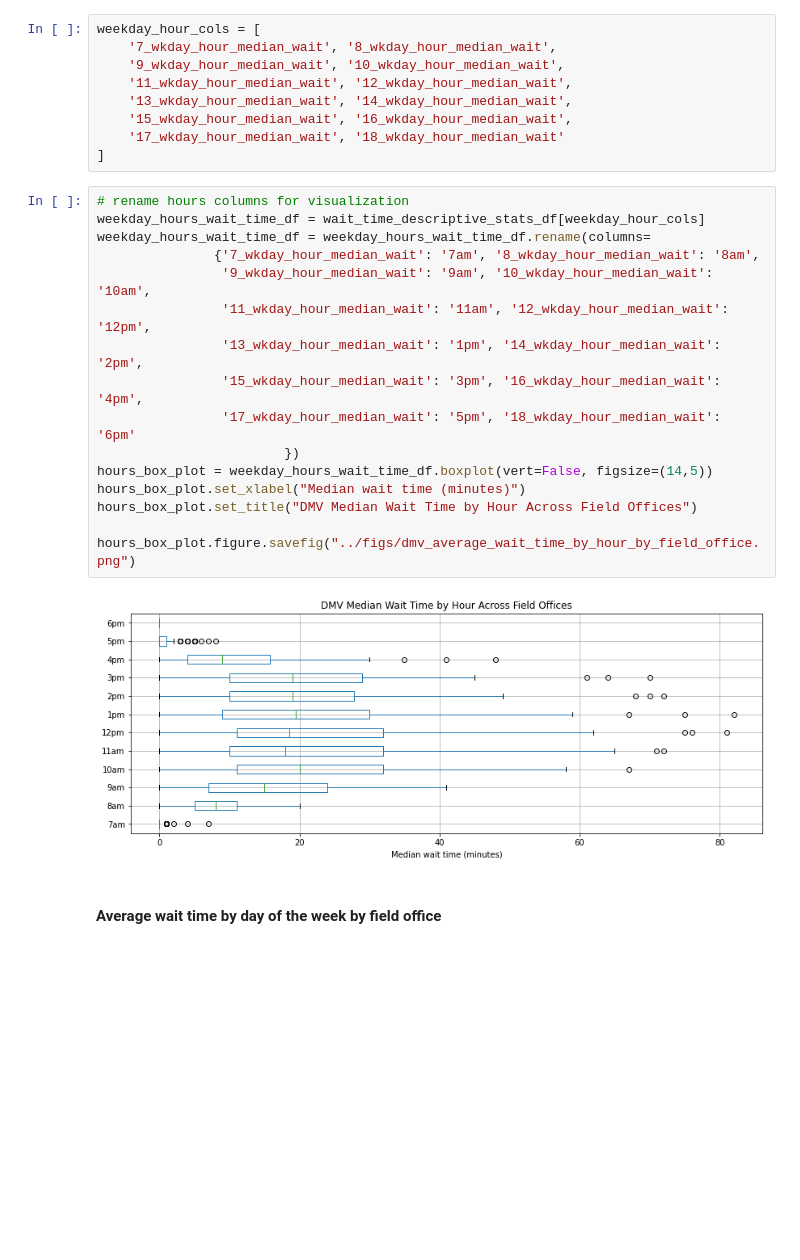
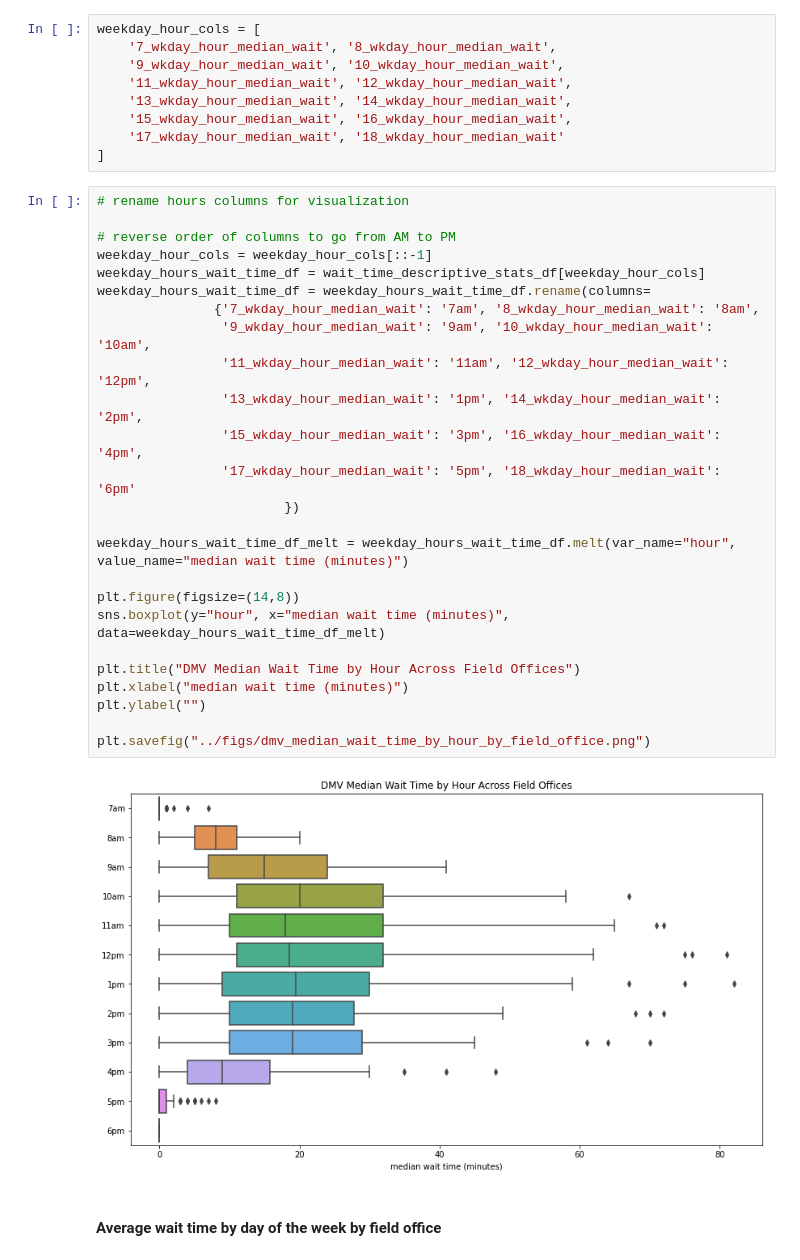
Before and after one commit to soodoku/wait, a Jupyter notebook: scripts/DMV.ipynb, the cells around one changed output. Saved outputs shown, nothing was run; the diff lists cells and outputs as text; blank space fills up the shorter version.

Commit message:
update boxplot axis ordering, fix labeling average to median.

```diff
--- a/scripts/DMV.ipynb
+++ b/scripts/DMV.ipynb
@@ -288,22 +284,31 @@ weekday_hour_cols = [
 ]
 # %%
 # rename hours columns for visualization
+
+# reverse order of columns to go from AM to PM
+weekday_hour_cols = weekday_hour_cols[::-1]
 weekday_hours_wait_time_df = wait_time_descriptive_stats_df[weekday_hour_cols]
 weekday_hours_wait_time_df = weekday_hours_wait_time_df.rename(columns=
                {'7_wkday_hour_median_wait': '7am', '8_wkday_hour_median_wait': '8am',
                 '9_wkday_hour_median_wait': '9am', '10_wkday_hour_median_wait': '10am',
                 '11_wkday_hour_median_wait': '11am', '12_wkday_hour_median_wait': '12pm',
                 '13_wkday_hour_median_wait': '1pm', '14_wkday_hour_median_wait': '2pm',
                 '15_wkday_hour_median_wait': '3pm', '16_wkday_hour_median_wait': '4pm',
                 '17_wkday_hour_median_wait': '5pm', '18_wkday_hour_median_wait': '6pm'
                         })
-hours_box_plot = weekday_hours_wait_time_df.boxplot(vert=False, figsize=(14,5))
-hours_box_plot.set_xlabel("Median wait time (minutes)")
-hours_box_plot.set_title("DMV Median Wait Time by Hour Across Field Offices")
 
-hours_box_plot.figure.savefig("../figs/dmv_average_wait_time_by_hour_by_field_office.png")
+weekday_hours_wait_time_df_melt = weekday_hours_wait_time_df.melt(var_name="hour", value_name="median wait time (minutes)")
+
+plt.figure(figsize=(14,8))
+sns.boxplot(y="hour", x="median wait time (minutes)", data=weekday_hours_wait_time_df_melt)
+
+plt.title("DMV Median Wait Time by Hour Across Field Offices")
+plt.xlabel("median wait time (minutes)")
+plt.ylabel("")
+
+plt.savefig("../figs/dmv_median_wait_time_by_hour_by_field_office.png")
 # %% [output]
-[figure, old version]
+[figure, new version]
 # %% [markdown]
 #### Average wait time by day of the week by field office
 # %%
```
Also changed, not shown: parts of 12 cells of this notebook, 10 other files.
